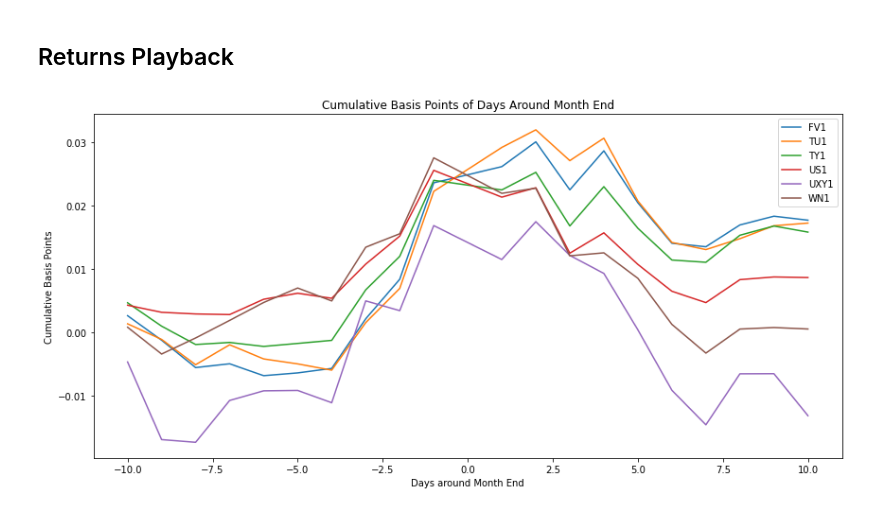
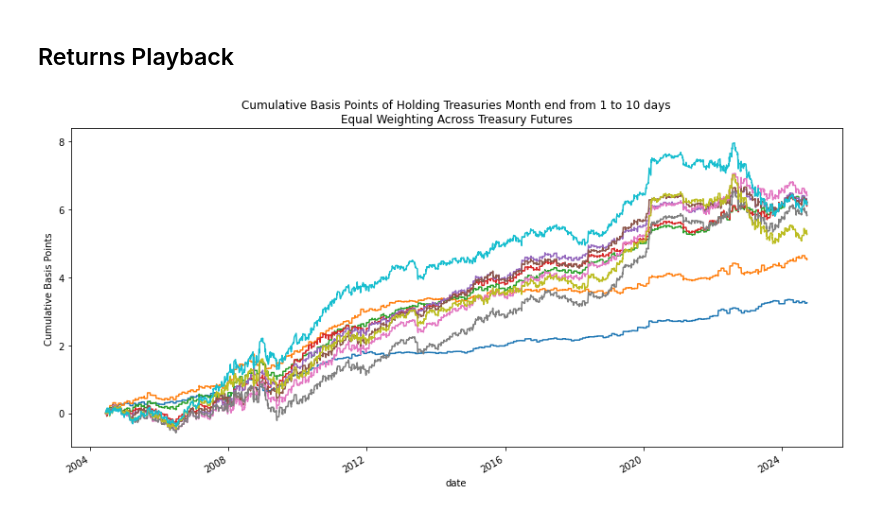
Before and after one commit to diegodalvarez/MonthlyTreasurySeasonality, a Jupyter notebook: root/notebook/MonthlyTreasury.ipynb, the cells around one changed output. Cells and saved outputs as stored; diff of their text form; code cells hidden in the pictures.

```diff
--- a/root/notebook/MonthlyTreasury.ipynb
+++ b/root/notebook/MonthlyTreasury.ipynb
@@ -15,27 +15,42 @@ from MonthlyReturns import MonthlyReturns
 df = MonthlyReturns().get_monthly_rtn()
 # %% [markdown]
 ## Returns Playback
-# %%
-def plot_rtn_around_month_end(df: pd.DataFrame) -> plt.Figure:
-
-    (df.assign(
-        days = lambda x: np.where(x.group == "back", -x.days, x.days))
-        [["security", "days", "PX_bps"]].
-        assign(days = lambda x: x.days.astype(int)).
-        groupby(["security", "days"]).
-        agg("mean").
-        reset_index().
-        rename(columns = {"security": ""}).
-        pivot(index = "days", columns = "", values = "PX_bps").
-        cumsum().
-        plot(
-            ylabel  = "Cumulative Basis Points",
-            xlabel  = "Days around Month End",
-            figsize = (12,6),
-            title   = "Cumulative Basis Points of Days Around Month End"))
-
-    plt.tight_layout()
-
-plot_rtn_around_month_end(df)
-# %% [output]
-[figure, removed]
+# %%
+def get_rtn(df: pd.DataFrame) -> pd.DataFrame:
+
+    lookbacks = df.days.drop_duplicates().sort_values().to_list()
+    df_out    = pd.DataFrame()
+
+    for lookback in lookbacks:
+
+        df_tmp = (df.query(
+            "days <= @lookback")
+            [["date", "PX_bps"]].
+            groupby("date").
+            agg("mean").
+            assign(lookback = lookback))
+
+        df_out = pd.concat([df_out, df_tmp])
+
+    return df_out
+
+df_rtn = get_rtn(df)
+# %%
+def plot_cumulative_rtn(df_rtn: pd.DataFrame) -> plt.Figure:
+
+    (df_rtn.reset_index().rename(
+        columns = {"lookback": ""}).
+        pivot(index = "date", columns = "", values = "PX_bps").
+        fillna(0).
+        cumsum().
+        plot(
+            legend  = False,
+            figsize = (12,6),
+            title   = "Cumulative Basis Points of Holding Treasuries Month end from 1 to 10 days\nEqual Weighting Across Treasury Futures",
+            ylabel  = "Cumulative Basis Points"))
+
+    plt.tight_layout()
+
+plot_cumulative_rtn(df_rtn)
+# %% [output]
+[figure, added]
```
Also changed, not shown: parts of 10 cells of this notebook, 1 other file.
